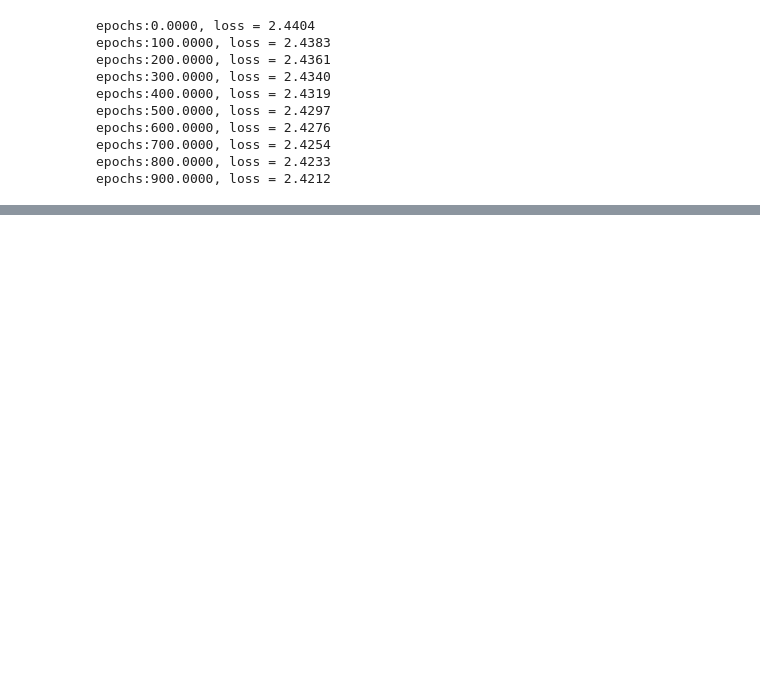
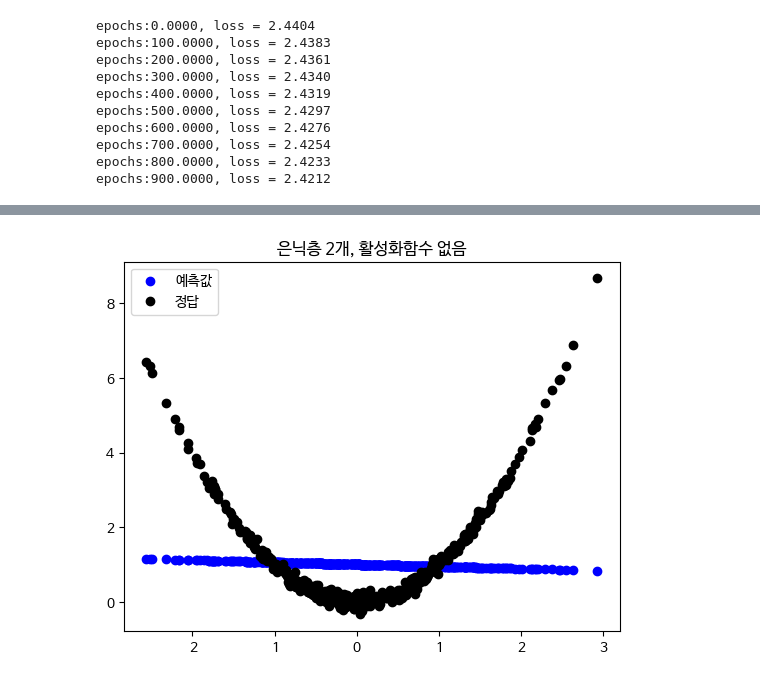
Before and after one commit to ben8169/Study, a Jupyter notebook: AI/Pytorch_Deeplearning_Project/04.ipynb, the cells around one changed output, grey strips where cells are left out. Saved outputs shown, nothing was run; the diff lists cells and outputs as text; code cells hidden in the pictures; blank space fills up the shorter version.

```diff
--- a/AI/Pytorch_Deeplearning_Project/04.ipynb
+++ b/AI/Pytorch_Deeplearning_Project/04.ipynb
@@ -280,0 +297,27 @@ Epoch 9900 loss: 2.26727
+# %%
+#Net2
+class Net2(nn.Module):
+    def __init__(self):
+        super().__init__()
+
+        self.l1 = nn.Linear(1,10)
+        self.l2 = nn.Linear(10,10)
+        self.l3 = nn.Linear(10,1)
+
+    def forward(self,x):
+        x1 = self.l1(x)
+        x2 = self.l2(x1)
+        x3 = self.l3(x2)
+        return x3
+# %%
+lr = 0.01
+
+net2 = Net2()
+
+optimizer = optim.SGD(net2.parameters(), lr=lr)
+
+criterion = nn.MSELoss()
+
+num_epochs = 10000
+
+history = np.zeros((0,2))
@@ -280,0 +356,10 @@ Epoch 9900 loss: 2.26727
+# %%
+labels_pred2 = net2(inputs_test)
+
+plt.title('은닉층 2개, 활성화함수 없음')
+plt.scatter(inputs_test[:,0].data, labels_pred2[:,0].data, c='b', label='예측값')
+plt.scatter(inputs_test[:,0].data, labels_test[:,0].data, c='k', label='정답')
+plt.legend()
+plt.show()
+# %% [output]
+[figure, added]
```
Also changed, not shown: parts of 14 cells of this notebook, 3 other files.
